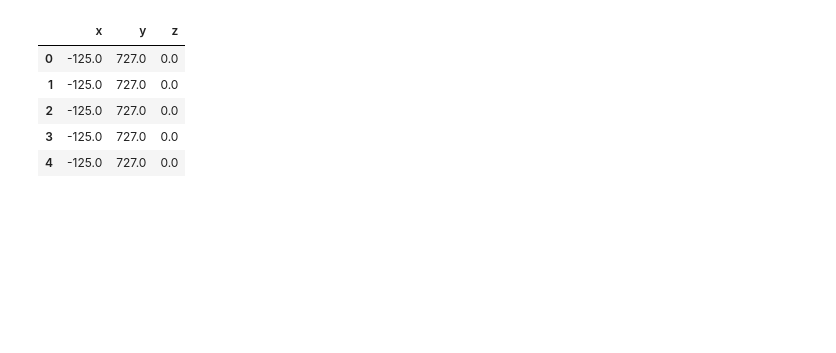
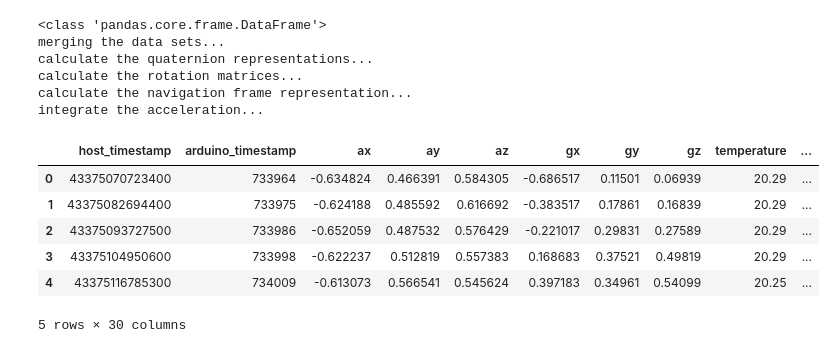
Before and after one commit to anni5701/tracePrediction, a Jupyter notebook: main.ipynb, the cells around one changed output. Cells and saved outputs as stored; diff of their text form; code cells hidden in the pictures; blank space fills up the shorter version.

Commit message:
undo commit with dataframe

```diff
--- a/main.ipynb
+++ b/main.ipynb
@@ -6,19 +4,18 @@ from visualization import plot_segment
 # %%
-#data = Dataset("set1_imu.csv", "set1_tab.csv")
-#data.data_set.to_csv('data/data_frame.csv')
-#data.data_set.head()
-
-#data.data_set.columns
-
-#plot_segment(data.data_set, 3)
+data = Dataset("set1_imu.csv", "set1_tab.csv")
+data.data_set.head()
+# %% [output]
+<class 'pandas.core.frame.DataFrame'>
+merging the data sets...
+calculate the quaternion representations...
+calculate the rotation matrices...
+calculate the navigation frame representation...
+integrate the acceleration...
+|  | host_timestamp | arduino_timestamp | ax | ay | az | gx | gy | gz | temperature | ... |
+| 0 | 43375070723400 | 733964 | -0.634824 | 0.466391 | 0.584305 | -0.686517 | 0.11501 | 0.06939 | 20.29 | ... |
+| 1 | 43375082694400 | 733975 | -0.624188 | 0.485592 | 0.616692 | -0.383517 | 0.17861 | 0.16839 | 20.29 | ... |
+| 2 | 43375093727500 | 733986 | -0.652059 | 0.487532 | 0.576429 | -0.221017 | 0.29831 | 0.27589 | 20.29 | ... |
+| 3 | 43375104950600 | 733998 | -0.622237 | 0.512819 | 0.557383 | 0.168683 | 0.37521 | 0.49819 | 20.29 | ... |
+| 4 | 43375116785300 | 734009 | -0.613073 | 0.566541 | 0.545624 | 0.397183 | 0.34961 | 0.54099 | 20.25 | ... |
+5 rows × 30 columns
-# %%
-data = pd.read_csv(".\data\data_frame.csv")
-data[['x','y','z']].head()
-# %% [output]
-|  | x | y | z |
-| 0 | -125.0 | 727.0 | 0.0 |
-| 1 | -125.0 | 727.0 | 0.0 |
-| 2 | -125.0 | 727.0 | 0.0 |
-| 3 | -125.0 | 727.0 | 0.0 |
-| 4 | -125.0 | 727.0 | 0.0 |
 # %%
```
Also changed, not shown: parts of 6 cells of this notebook, 7 other files.
